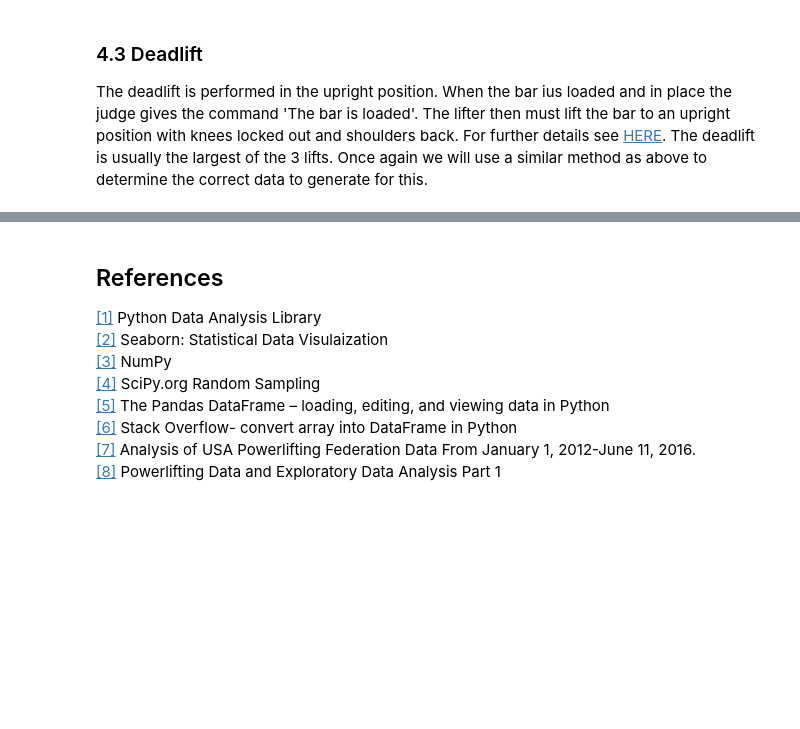
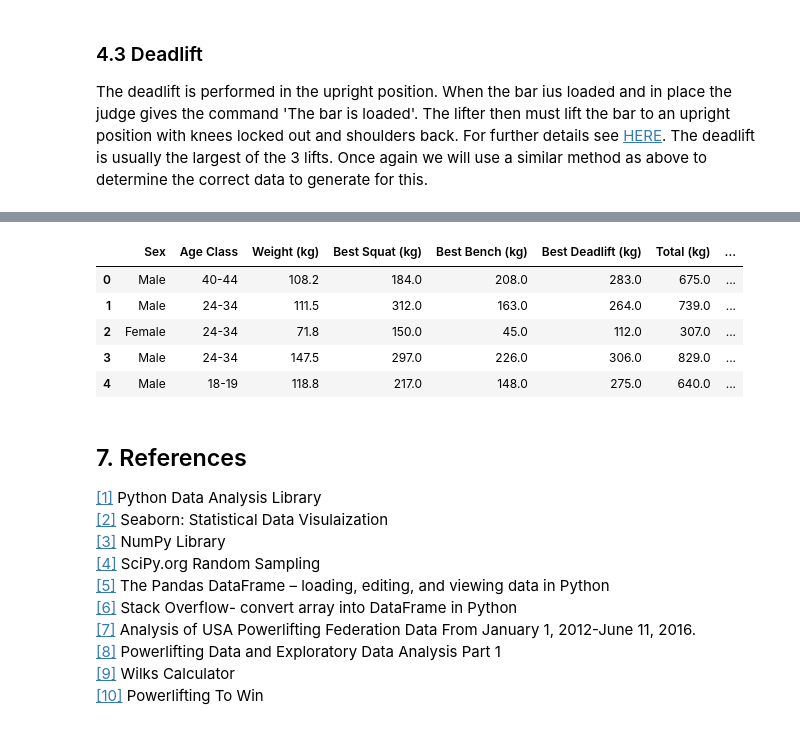
Before and after one commit to IanWafer/Programming-Project, a Jupyter notebook: Simulated Real World Phenomenon.ipynb, the cells around one changed output, grey strips where cells are left out. Cells and saved outputs as stored; diff of their text form; code cells hidden in the pictures; blank space fills up the shorter version.

Commit message:
Final edits made to all descriptions and code. Wilks score amended were necessary.

```diff
--- a/Simulated Real World Phenomenon.ipynb
+++ b/Simulated Real World Phenomenon.ipynb
@@ -654,10 +651,56 @@ NewDF.tail()
+# %%
+# Sourced from https://www.omnicalculator.com/sports/wilks#the-wilks-formula
+# Wilks coefficient = W * 500 / (a + bx +cx² +dx³ +ex⁴ +fx⁵)
+
+# Define males constants
+
+M_a = -216.0475144
+M_b = 16.2606339
+M_c = -0.002388645
+M_d = -0.00113732
+M_e = 0.00000701863
+M_f = -0.00000001291
+
+# Wilks for males
+
+M_Wilks = NewDF['Total (kg)']*500/(M_a+M_b*NewDF['Weight (kg)']+M_c*NewDF['Weight (kg)']**2+M_d*NewDF['Weight (kg)']**3+M_e*NewDF['Weight (kg)']**4+M_f*NewDF['Weight (kg)']**5)
+
+# Define females constants
+
+F_a = 594.31747775582
+F_b = -27.23842536447
+F_c = 0.82112226871
+F_d = -0.00930733913
+F_e = 0.00004731582
+F_f = -0.00000009054
+
+# Wilks for females
+
+F_Wilks = NewDF['Total (kg)']*500/(F_a+F_b*NewDF['Weight (kg)']+F_c*NewDF['Weight (kg)']**2+F_d*NewDF['Weight (kg)']**3+F_e*NewDF['Weight (kg)']**4+F_f*NewDF['Weight (kg)']**5)
+
+#Check whether male or female and apply the correct formula to the newly generated dataset
+
+NewDF['Wilks Score'] = np.where(NewDF['Sex'] == 'Male', M_Wilks.round(2), F_Wilks.round(2))
+
+#Check data generated correctly
+
+NewDF.head()
+# %% [output]
+|  | Sex | Age Class | Weight (kg) | Best Squat (kg) | Best Bench (kg) | Best Deadlift (kg) | Total (kg) | ... |
+| 0 | Male | 40-44 | 108.2 | 184.0 | 208.0 | 283.0 | 675.0 | ... |
+| 1 | Male | 24-34 | 111.5 | 312.0 | 163.0 | 264.0 | 739.0 | ... |
+| 2 | Female | 24-34 | 71.8 | 150.0 | 45.0 | 112.0 | 307.0 | ... |
+| 3 | Male | 24-34 | 147.5 | 297.0 | 226.0 | 306.0 | 829.0 | ... |
+| 4 | Male | 18-19 | 118.8 | 217.0 | 148.0 | 275.0 | 640.0 | ... |
 # %% [markdown]
-## References<a id='Ref'></a>
+## 7. References<a id='Ref'></a>
 [[1]](https://pandas.pydata.org/) Python Data Analysis Library
 <br>[[2]](https://seaborn.pydata.org/) Seaborn: Statistical Data Visulaization
-<br>[[3]](https://numpy.org/) NumPy
+<br>[[3]](https://numpy.org/) NumPy Library
 <br>[[4]](https://docs.scipy.org/doc/numpy-1.14.0/reference/routines.random.html) SciPy.org Random Sampling
 <br>[[5]](https://www.shanelynn.ie/using-pandas-dataframe-creating-editing-viewing-data-in-python/) The Pandas DataFrame – loading, editing, and viewing data in Python
 <br>[[6]](https://stackoverflow.com/questions/45264141/convert-array-into-dataframe-in-python/54150900) Stack Overflow- convert array into DataFrame in Python
 <br>[[7]](https://www.ncbi.nlm.nih.gov/pubmed/28682930) Analysis of USA Powerlifting Federation Data From January 1, 2012-June 11, 2016.
 <br>[[8]](https://towardsdatascience.com/powerlifting-data-and-exploratory-data-analysis-part-1-6f21d79ac5db) Powerlifting Data  and Exploratory Data Analysis Part 1
+<br>[[9]](https://www.omnicalculator.com/sports/wilks#the-wilks-formula) Wilks Calculator
+<br>[[10]](https://www.powerliftingtowin.com/) Powerlifting To Win
```
Also changed, not shown: parts of 21 cells of this notebook.
